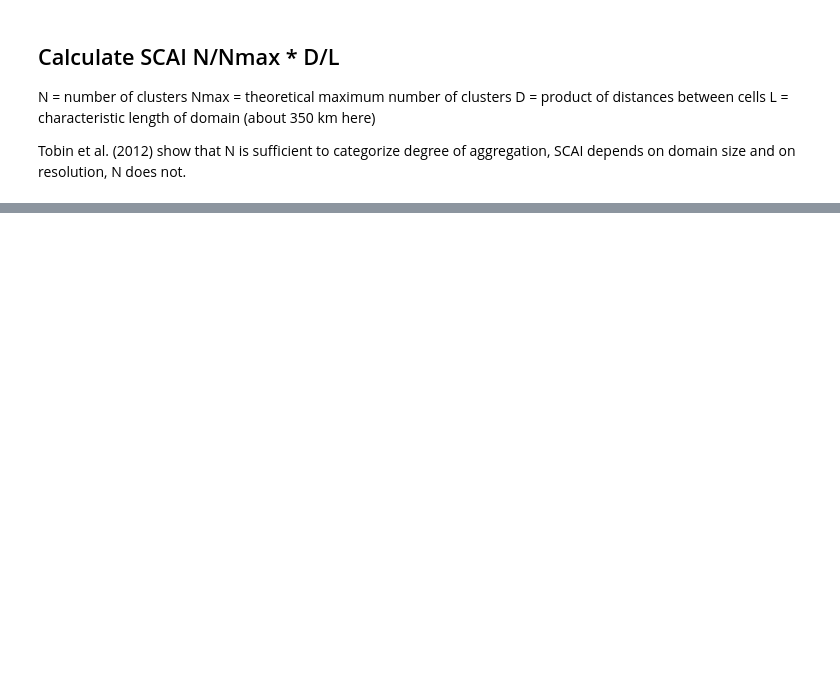
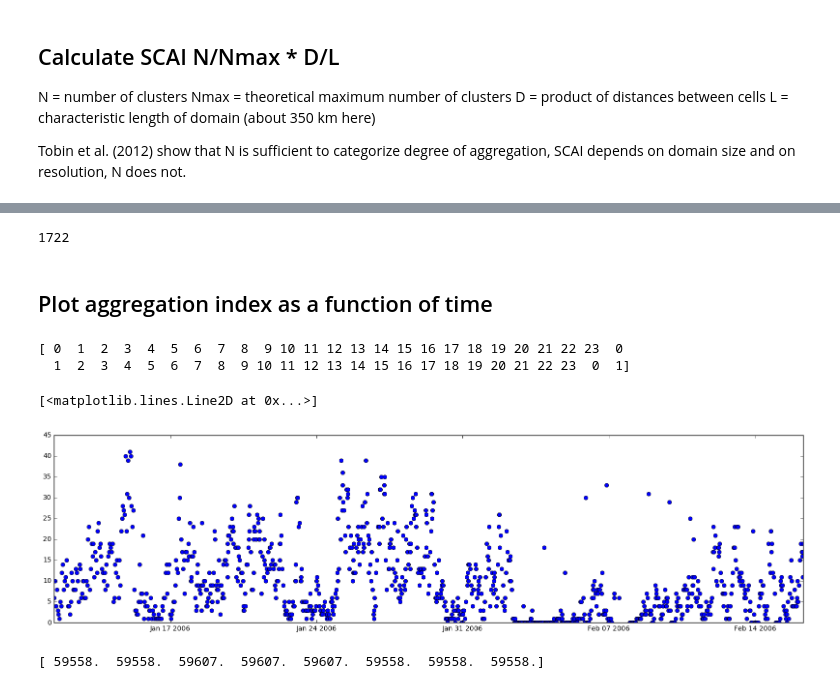
Before and after one commit to rcjackson/cmdv-rrm-anl, a Jupyter notebook: notebooks/Tobin aggregation index.ipynb, the cells around one changed output, grey strips where cells are left out. Cells and saved outputs as stored; diff of their text form; code cells hidden in the pictures; blank space fills up the shorter version.

```diff
--- a/notebooks/Tobin aggregation index.ipynb
+++ b/notebooks/Tobin aggregation index.ipynb
@@ -99,6 +114,11 @@ def seconds_to_midnight_to_string(time_secs_after_midnight):
     minutes = math.floor((time_secs_after_midnight - hours*3600)/60)
     temp = datetime.time(int(hours), int(minutes), )
     return temp.strftime('%H%M%S')
+
+def seconds_to_midnight_to_hm(time_secs_after_midnight):
+    hours = math.floor(time_secs_after_midnight/3600)
+    minutes = math.floor((time_secs_after_midnight - hours*3600)/60)
+    return hours, minutes
 # %% [markdown]
 Load image data. Mask out all regions with Tb > 240 K to only include convective regions as defined by Tobin et al. (2012)
 # %%
@@ -291,0 +405,73 @@ Expected pairs: 136
+# %%
+# Make netCDF file
+out_netcdf = Dataset('num_clusters.cdf', mode='w')
+out_netcdf.createDimension('time', len(N))
+print(len(N))
+
+groups_file = out_netcdf.createVariable('N', 'i4', ('time',))
+groups_file.long_name = 'Number of convective clusters'
+groups_file.units = '#'
+groups_file[:] = N
+
+years_file = out_netcdf.createVariable('year', int, ('time',))
+years_file.long_name = 'Year'
+years_file.units = 'YYYY'
+years_file[:] = year
+
+month_file = out_netcdf.createVariable('month',  int, ('time',))
+month_file.long_name = 'Month'
+month_file.units = 'MM'
+month_file[:] = months
+
+day_file = out_netcdf.createVariable('day', int, ('time',))
+day_file.long_name = 'Day'
+day_file.units = 'DD'
+day_file[:] = days
+
+hour_file = out_netcdf.createVariable('hour', int, ('time',))
+hour_file.long_name = 'Hour'
+hour_file.units = 'HH'
+hour_file[:] = hours
+
+minute_file = out_netcdf.createVariable('minute', int, ('time',))
+minute_file.long_name = 'Hour'
+minute_file.units = 'MM'
+minute_file[:] = minutes
+
+out_netcdf.close()
+# %% [output]
+1722
+# %% [markdown]
+## Plot aggregation index as a function of time
+# %%
+CY_cdf = Dataset('/home/rjackson/data/num_clusters.cdf', mode='r')
+
+classification = CY_cdf.variables['N'][:]
+year = CY_cdf.variables['year'][:]
+month = CY_cdf.variables['month'][:]
+day = CY_cdf.variables['day'][:]
+hour = CY_cdf.variables['hour'][:]
+minute = CY_cdf.variables['minute'][:]
+print(hour[0:50])
+
+date_array = []
+for i in range(0,len(year)):
+    dat = datetime.datetime(year=int(year[i]),
+                            month=int(month[i]),
+                            day=int(day[i]),
+                            hour=int(hour[i]),
+                            minute=int(minute[i]),)
+    date_array.append(dat)
+CY_cdf.close()
+
+plt.figure(figsize=(20,5))
+plt.plot_date(dates.date2num(date_array[250:-400]), classification[250:-400])
+# %% [output]
+[ 0  1  2  3  4  5  6  7  8  9 10 11 12 13 14 15 16 17 18 19 20 21 22 23  0
+  1  2  3  4  5  6  7  8  9 10 11 12 13 14 15 16 17 18 19 20 21 22 23  0  1]
+[<matplotlib.lines.Line2D at 0x...>]
+[figure, added]
+# %%
+print(NumPixels[:])
+# %% [output]
+[ 59558.  59558.  59607.  59607.  59607.  59558.  59558.  59558.]
```
Also changed, not shown: parts of 7 cells of this notebook.
